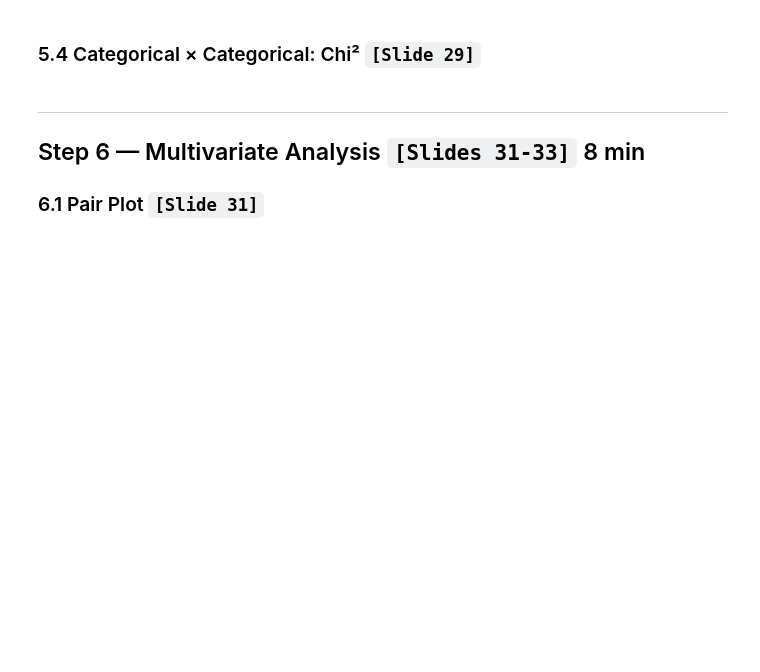
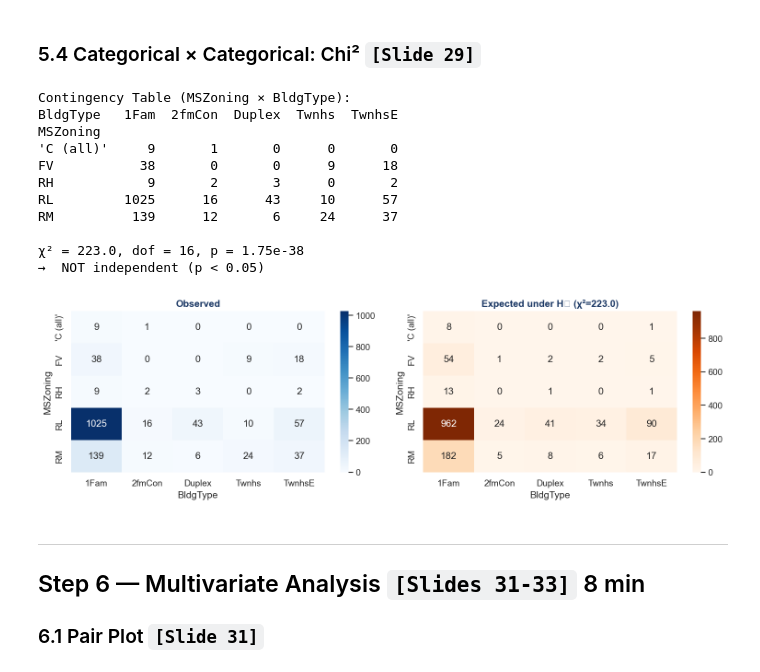
Before and after one commit to simone-cavallaro/Machine-Learning, a Jupyter notebook: Lab 2 - 3/EDA_Lab_Student.ipynb, the cells around one changed output. Cells and saved outputs as stored; diff of their text form; code cells hidden in the pictures; blank space fills up the shorter version.

```diff
--- a/Lab 2 - 3/EDA_Lab_Student.ipynb
+++ b/Lab 2 - 3/EDA_Lab_Student.ipynb
@@ -261,3 +375,38 @@ Relationships between **pairs** of variables. This is where modeling insights em
+# %%
+# TASK 19
+# Create contingency table for MSZoning × BldgType. Run chi-squared test. Heatmap observed vs expected.
+# Hint: pd.crosstab(). stats.chi2_contingency(ct) returns chi2, p, dof, expected. [Slide 29]
+#
+# YOUR CODE HERE
+ct = pd.crosstab(df['MSZoning'], df['BldgType'])
+chi2, p, dof, expected = stats.chi2_contingency(ct)
+
+print(f'Contingency Table (MSZoning × BldgType):')
+print(ct.to_string())
+print(f'\nχ² = {chi2:.1f}, dof = {dof}, p = {p:.2e}')
+print(f'→ {" NOT independent" if p < 0.05 else " Independent"} (p {"<" if p < 0.05 else ">"} 0.05)')
+
+fig, axes = plt.subplots(1, 2, figsize=(13, 4))
+sns.heatmap(ct, annot=True, fmt='d', cmap='Blues', ax=axes[0])
+axes[0].set_title('Observed', fontweight='bold', color=NAVY)
+sns.heatmap(pd.DataFrame(expected, index=ct.index, columns=ct.columns).round(0).astype(int),
+ annot=True, fmt='d', cmap='Oranges', ax=axes[1])
+axes[1].set_title(f'Expected under H₀ (χ²={chi2:.1f})', fontweight='bold', color=NAVY)
+plt.tight_layout()
+plt.show()
+# %% [output]
+Contingency Table (MSZoning × BldgType):
+BldgType   1Fam  2fmCon  Duplex  Twnhs  TwnhsE
+MSZoning
+'C (all)'     9       1       0      0       0
+FV           38       0       0      9      18
+RH            9       2       3      0       2
+RL         1025      16      43     10      57
+RM          139      12       6     24      37
+
+χ² = 223.0, dof = 16, p = 1.75e-38
+→  NOT independent (p < 0.05)
+[figure, added]
 # %% [markdown]
 ---
 ## Step 6 — Multivariate Analysis `[Slides 31-33]` 8 min
```
Also changed, not shown: parts of 14 cells of this notebook, 2 other files.
